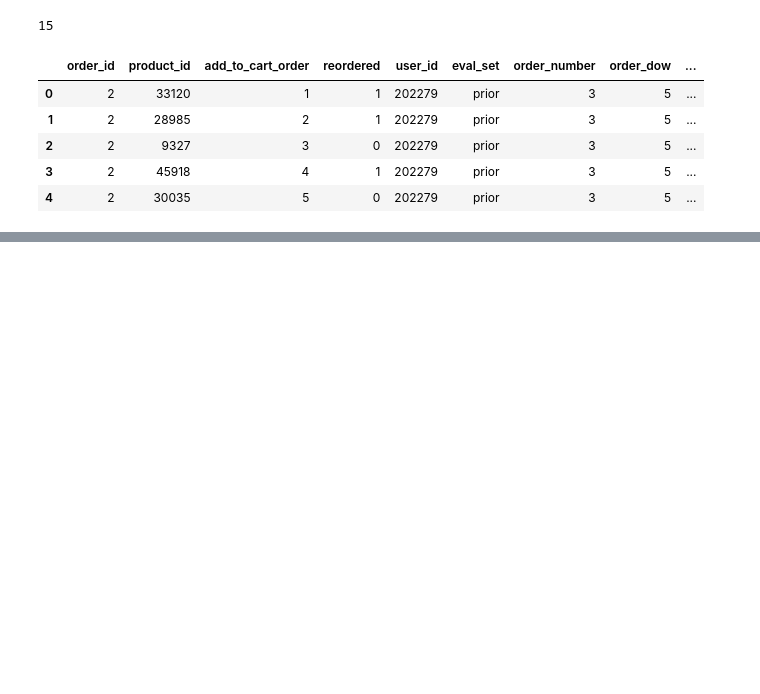
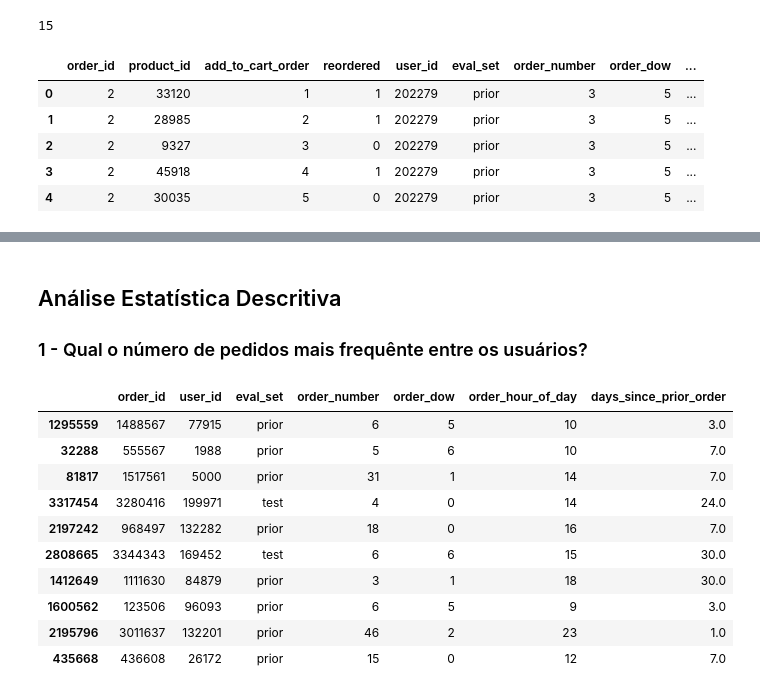
Before and after one commit to leojutsu/analise_de_dados, a Jupyter notebook: Projeto6.ipynb, the cells around one changed output, grey strips where cells are left out. Cells and saved outputs as stored; diff of their text form; code cells hidden in the pictures; blank space fills up the shorter version.

```diff
--- a/Projeto6.ipynb
+++ b/Projeto6.ipynb
@@ -255,0 +310,19 @@ dtype: float64
+# %% [markdown]
+## Análise Estatística Descritiva
+
+### 1 -  Qual o número de pedidos mais frequênte entre os usuários?
+# %%
+# Visualizando uma amostra aleatória de dados
+dados_pedidos.sample(10)
+# %% [output]
+|  | order_id | user_id | eval_set | order_number | order_dow | order_hour_of_day | days_since_prior_order |
+| 1295559 | 1488567 | 77915 | prior | 6 | 5 | 10 | 3.0 |
+| 32288 | 555567 | 1988 | prior | 5 | 6 | 10 | 7.0 |
+| 81817 | 1517561 | 5000 | prior | 31 | 1 | 14 | 7.0 |
+| 3317454 | 3280416 | 199971 | test | 4 | 0 | 14 | 24.0 |
+| 2197242 | 968497 | 132282 | prior | 18 | 0 | 16 | 7.0 |
+| 2808665 | 3344343 | 169452 | test | 6 | 6 | 15 | 30.0 |
+| 1412649 | 1111630 | 84879 | prior | 3 | 1 | 18 | 30.0 |
+| 1600562 | 123506 | 96093 | prior | 6 | 5 | 9 | 3.0 |
+| 2195796 | 3011637 | 132201 | prior | 46 | 2 | 23 | 1.0 |
+| 435668 | 436608 | 26172 | prior | 15 | 0 | 12 | 7.0 |
```
Also changed, not shown: parts of 26 cells of this notebook.
